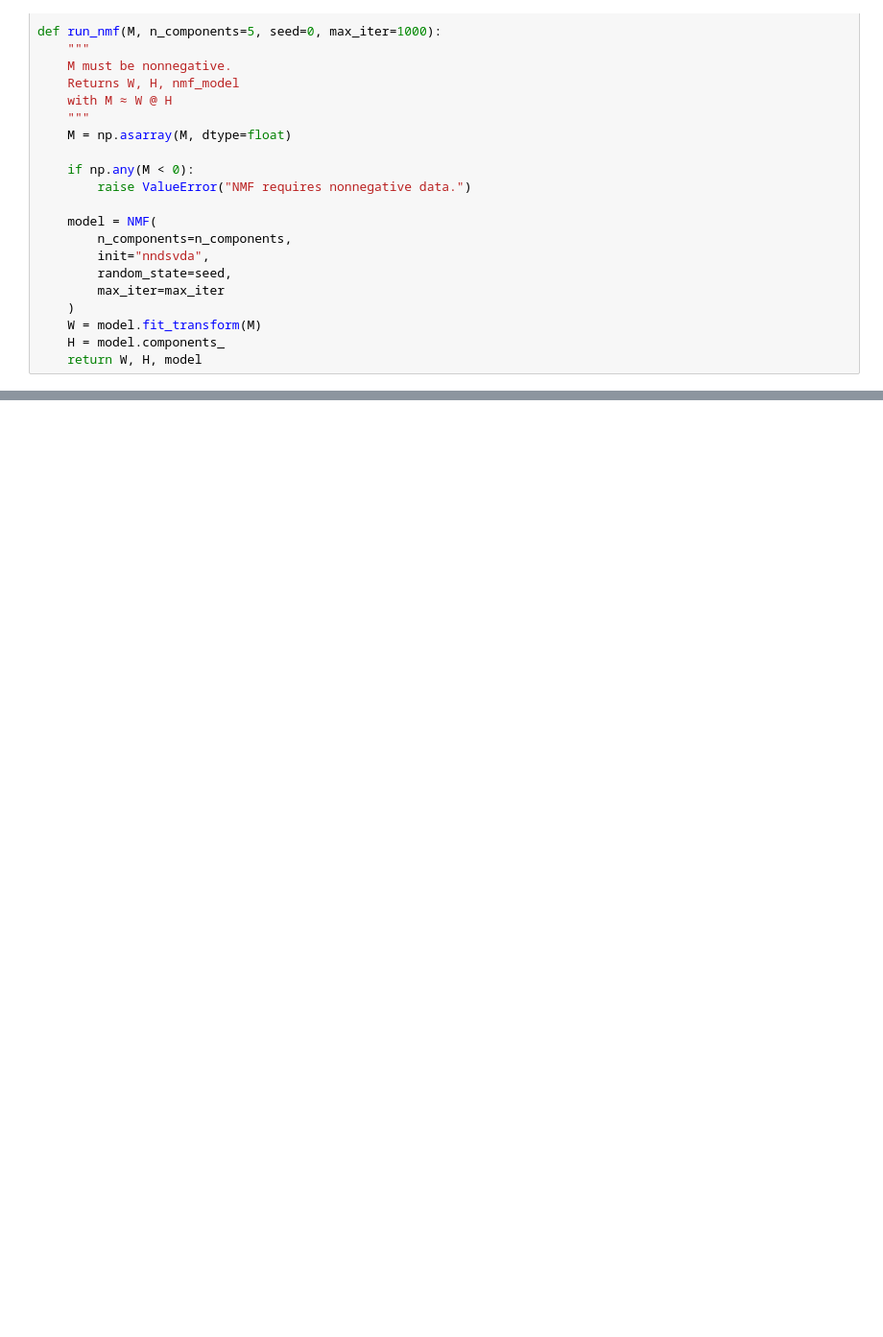
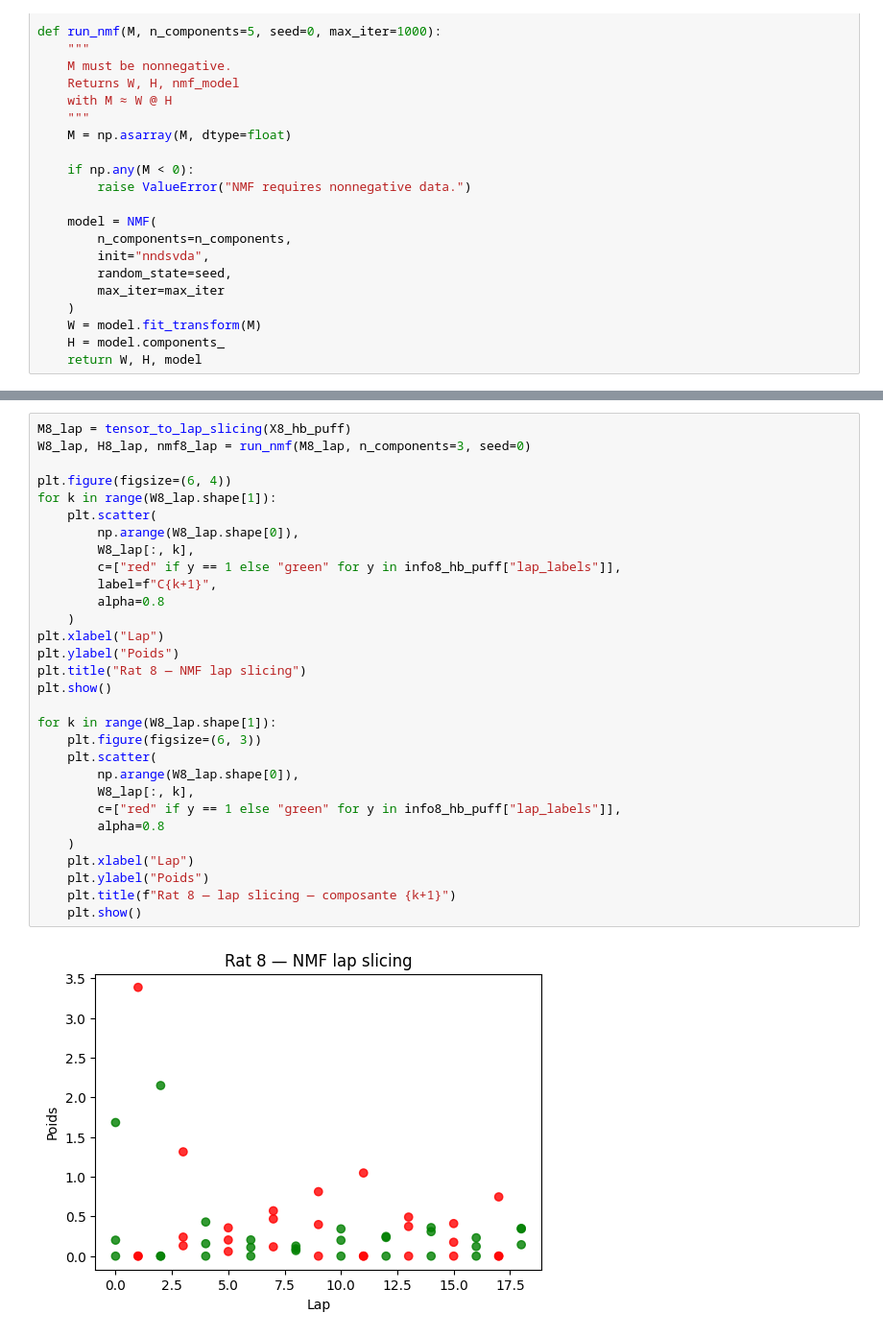
Before and after one commit to Clairaxe/Stage, a Jupyter notebook: projet/main/3_TimeWarp.ipynb, the cells around one changed output, grey strips where cells are left out. Shown at 96% size. Drawn from its saved outputs; the diff is of its cells as text; blank space fills up the shorter version.

```diff
--- a/projet/main/3_TimeWarp.ipynb
+++ b/projet/main/3_TimeWarp.ipynb
@@ -902,0 +980,32 @@ W, H, model = run_nmf(M, n_components=5, seed=0)
+# %%
+M8_lap = tensor_to_lap_slicing(X8_hb_puff)
+W8_lap, H8_lap, nmf8_lap = run_nmf(M8_lap, n_components=3, seed=0)
+
+plt.figure(figsize=(6, 4))
+for k in range(W8_lap.shape[1]):
+    plt.scatter(
+        np.arange(W8_lap.shape[0]),
+        W8_lap[:, k],
+        c=["red" if y == 1 else "green" for y in info8_hb_puff["lap_labels"]],
+        label=f"C{k+1}",
+        alpha=0.8
+    )
+plt.xlabel("Lap")
+plt.ylabel("Poids")
+plt.title("Rat 8 — NMF lap slicing")
+plt.show()
+
+for k in range(W8_lap.shape[1]):
+    plt.figure(figsize=(6, 3))
+    plt.scatter(
+        np.arange(W8_lap.shape[0]),
+        W8_lap[:, k],
+        c=["red" if y == 1 else "green" for y in info8_hb_puff["lap_labels"]],
+        alpha=0.8
+    )
+    plt.xlabel("Lap")
+    plt.ylabel("Poids")
+    plt.title(f"Rat 8 — lap slicing — composante {k+1}")
+    plt.show()
+# %% [output]
+[figure, added]
```
Also changed, not shown: parts of 19 cells of this notebook, 3 other files.
